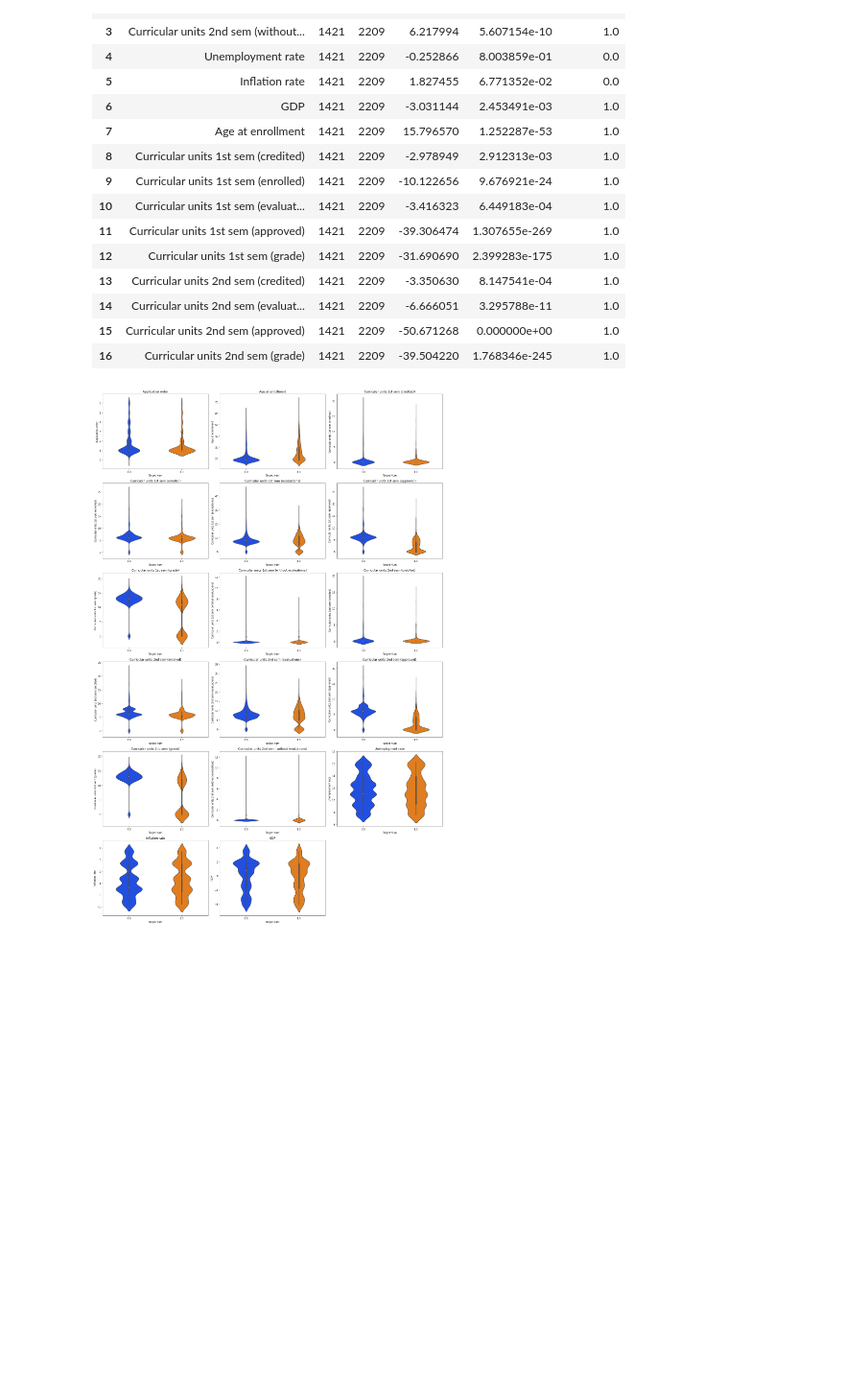
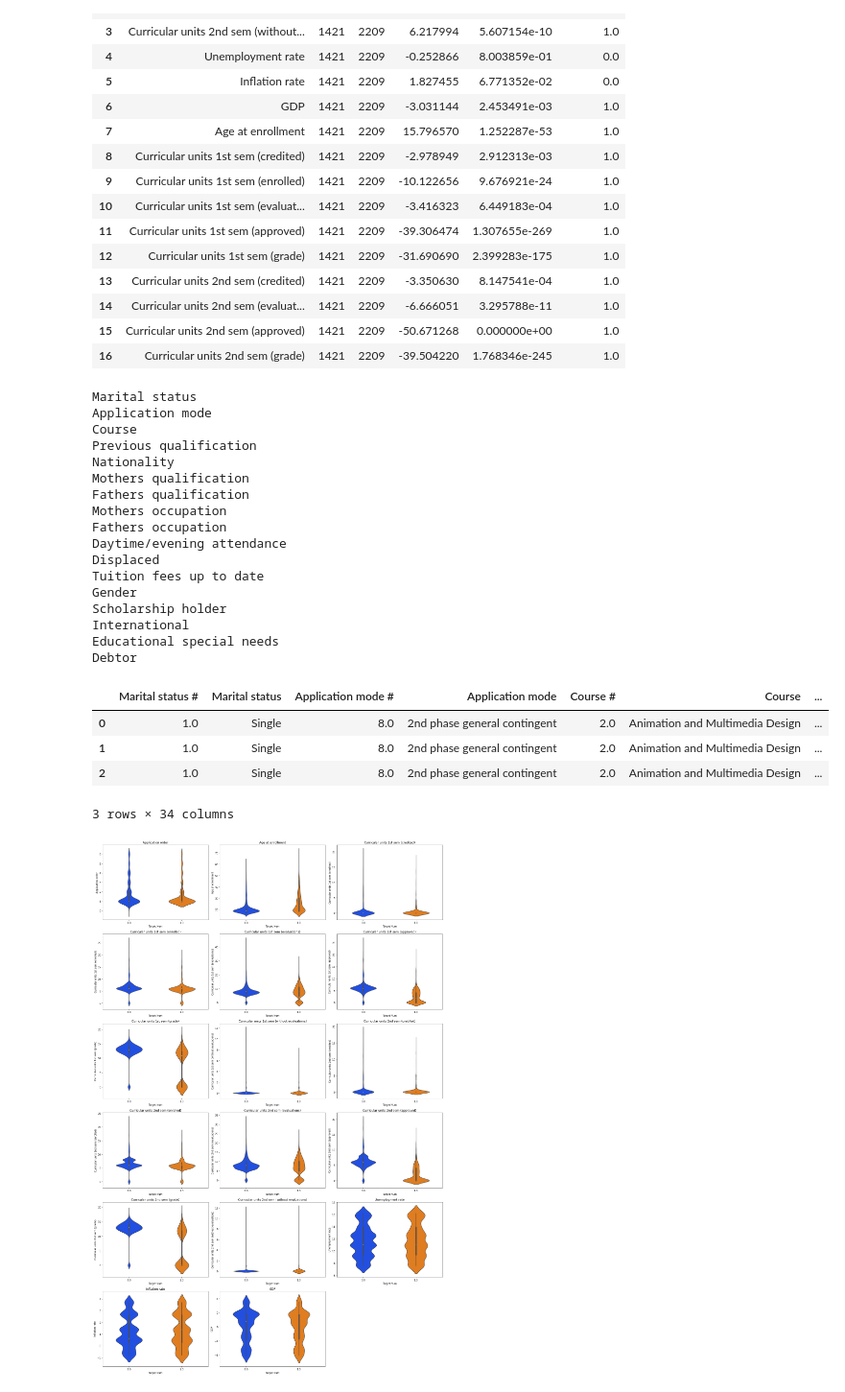
Before and after one commit to KatiaAlbito/university_dropout, a Jupyter notebook: data_exploration.ipynb, the cells around one changed output. Shown at 96% size. Drawn from its saved outputs; the diff is of its cells as text; code cells hidden in the pictures; blank space fills up the shorter version.

```diff
--- a/data_exploration.ipynb
+++ b/data_exploration.ipynb
@@ -7,11 +11,19 @@ from scipy import stats
 # %%
 df0 = pd.read_csv(r"C:\Users\Katia\Documents\UofT\STATS\final_project\universitydataset.csv")
+vars_mapping = pd.read_csv(r"C:\Users\Katia\Documents\UofT\STATS\final_project\variables_mapping.csv")
 # %%
 df0 = df0[df0['Target'] != 'Enrolled'] # Only want graduated and dropout outcomes
-df0["Target Num"] = df0["Target Num"].astype('float')
 
-df0.rename(columns={"Mother's qualification":'Mothers qualification',
+# Transform output into binary
+df0['Target Num'] = None
+df0.loc[df0['Target'] == 'Graduate','Target Num'] = 0
+df0.loc[df0['Target'] == 'Dropout','Target Num'] = 1
+
+rename_cols = {"Mother's qualification":'Mothers qualification',
                     "Father's qualification": 'Fathers qualification',
                     "Mother's occupation":'Mothers occupation',
                     "Father's occupation":'Fathers occupation',
-                    "Nacionality":'Nationality'}, inplace=True)
+                    "Nacionality":'Nationality'}
+
+df0.rename(columns= rename_cols, inplace=True)
+vars_mapping.rename(columns= rename_cols, inplace=True)
@@ -23,10 +30,15 @@ df0.loc[df0['Target'] == 'Dropout','Target Num'] = 1
 # %%
 # Split variables into categories to apply the corresponding correlation method
 cat_vars = ['Marital status', 'Application mode', 'Course', 'Previous qualification', 'Nationality',
-              'Mothers qualification', 'Fathers qualification', 'Mothers occupation', 'Fathers occupation']
+              'Mothers qualification', 'Fathers qualification', 'Mothers occupation', 'Fathers occupation',
+              'Daytime/evening attendance', 'Displaced','Tuition fees up to date','Gender',
+              'Scholarship holder', 'International', 'Educational special needs', 'Debtor', 'Target Num']
 
-binary_vars = ['Daytime/evening attendance', 'Displaced',' Tuition fees up to date','Gender',
-              'Scholarship holder', 'International', 'Educational special needs', 'Debtor', 'Target Num']
+for i in cat_vars:
+    df0[i] = df0[i].astype(float)
+
+# binary_vars = ['Daytime/evening attendance', 'Displaced',' Tuition fees up to date','Gender',
+#               'Scholarship holder', 'International', 'Educational special needs', 'Debtor', 'Target Num']
 
 cont_vars = ['Application order','Age at enrollment','Curricular units 1st sem (credited)',
        'Curricular units 1st sem (enrolled)',
@@ -135,0 +126,32 @@ test_results
+# %%
+df1 = pd.DataFrame()
+
+for i in cat_vars[:-1]:
+    print(i)
+#i = 'Marital status'
+    df1 = pd.concat([df1,df0[[i]].merge(vars_mapping[['Value',i]], left_on=i, right_on='Value', suffixes=[' #', None]).drop(columns=['Value'])], axis = 1 )
+
+df1.head(3)
+# %% [output]
+Marital status
+Application mode
+Course
+Previous qualification
+Nationality
+Mothers qualification
+Fathers qualification
+Mothers occupation
+Fathers occupation
+Daytime/evening attendance
+Displaced
+Tuition fees up to date
+Gender
+Scholarship holder
+International
+Educational special needs
+Debtor
+|  | Marital status # | Marital status | Application mode # | Application mode | Course # | Course | ... |
+| 0 | 1.0 | Single | 8.0 | 2nd phase general contingent | 2.0 | Animation and Multimedia Design | ... |
+| 1 | 1.0 | Single | 8.0 | 2nd phase general contingent | 2.0 | Animation and Multimedia Design | ... |
+| 2 | 1.0 | Single | 8.0 | 2nd phase general contingent | 2.0 | Animation and Multimedia Design | ... |
+3 rows × 34 columns
```
Also changed, not shown: parts of 7 cells of this notebook.
